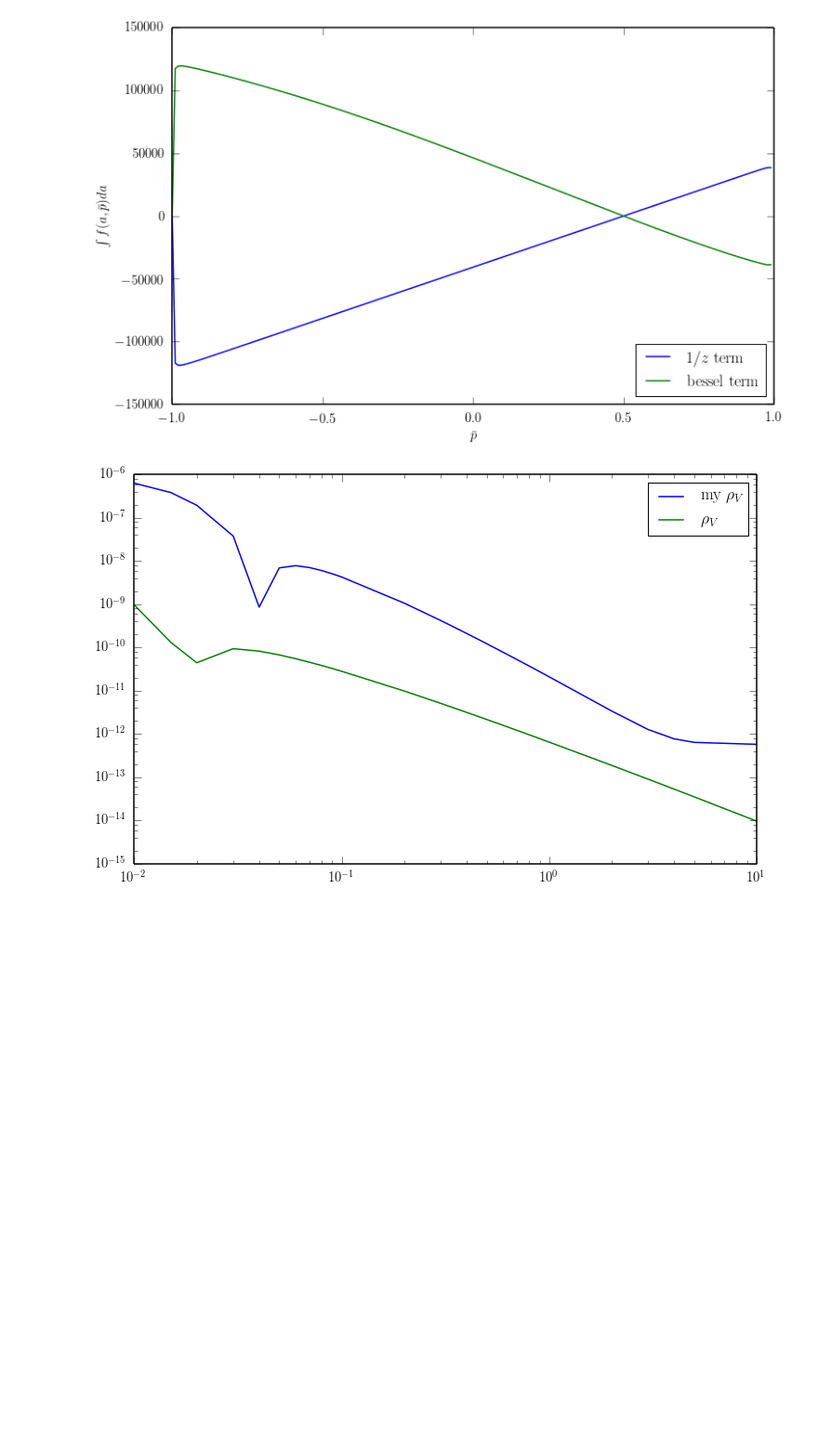
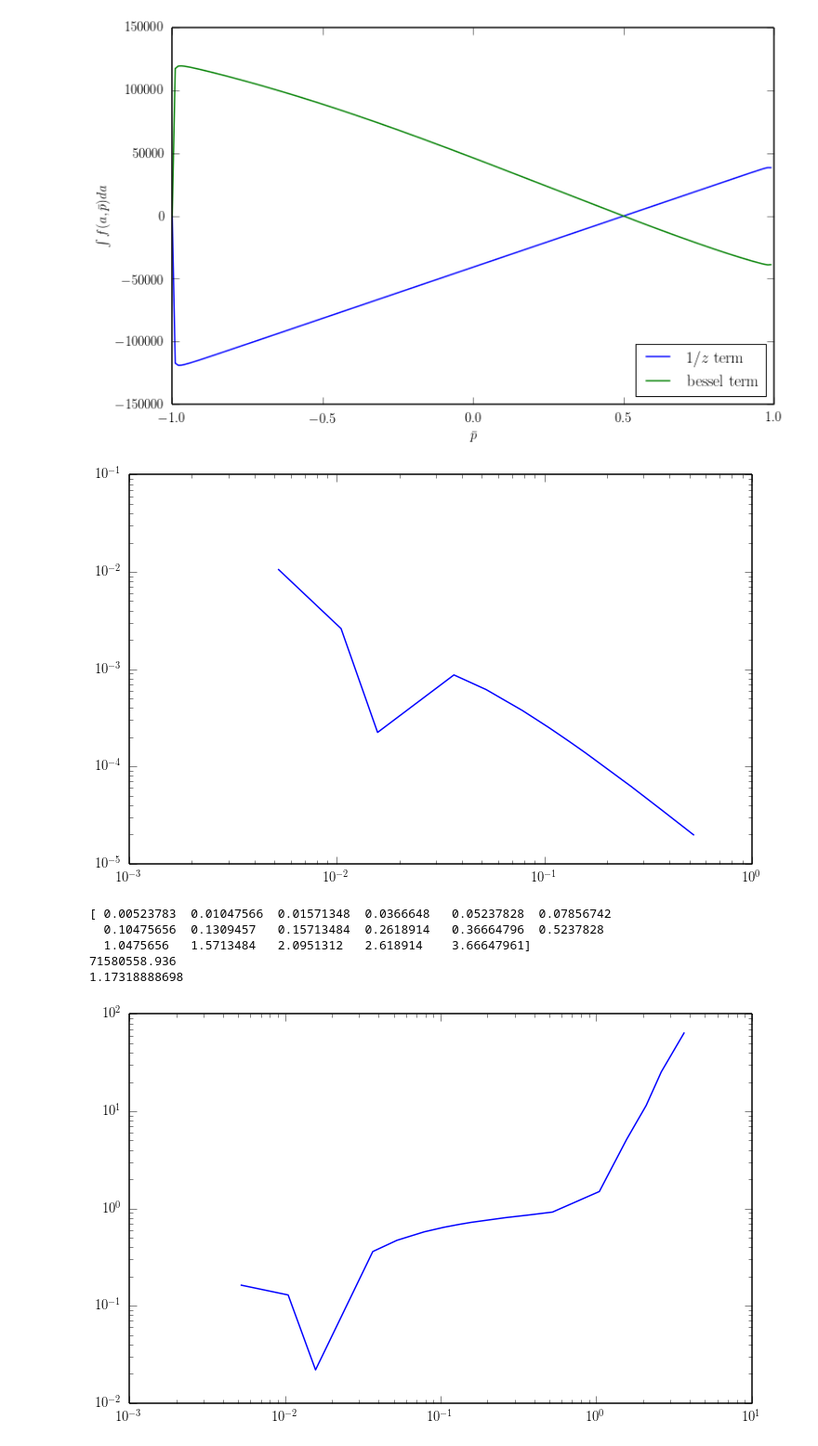
Before and after one commit to aapandy2/Spring_16, a Jupyter notebook: alpha12_algorithm_test.ipynb, the cells around one changed output. Shown: that part at 93% size. Drawn from its saved outputs; the diff is of its cells as text; code cells hidden in the pictures; blank space fills up the shorter version.

Commit message:
added a plot to alpha_12 test file

```diff
--- a/alpha12_algorithm_test.ipynb
+++ b/alpha12_algorithm_test.ipynb
@@ -41,12 +41,15 @@ c = 2.99792458e10
 e = 4.80320680e-10
 
 n_e     = 1.
-theta_e = 10.
-theta   = np.pi/3.
+theta_e = 3.
+theta   = np.pi/4.
 B       = 30.
 
 nu_c    = (e * B) / (2. * np.pi * m * c)
 omega_c = 2. * np.pi * nu_c
 
-nu    = 0.07 * nu_c
+nu    = 35. * nu_c
 omega = 2. * np.pi * nu
+
+nu_c_dexter = (3./2.) * theta_e**2. * nu_c #* np.sin(theta)
+print nu / nu_c_dexter
@@ -280,13 +283,21 @@ pl.legend(loc='lower right')
 # %% [output]
 <matplotlib.legend.Legend at 0x...>
 [figure]
-# %%
-data = np.loadtxt('/home/alex/Desktop/alpha_12_answers.txt')
-pl.loglog(data[:, 0], np.abs(data[:, 1]), label='$\\mathrm{my~} \\rho_V$')
-#pl.loglog(data[:, 0], np.abs(data[:, 2]), label='$\\alpha_I$')
-pl.loglog(data[:, 0], np.abs(data[:, 3]), label='$\\rho_V$')
-#pl.loglog(data[:, 0], np.abs(data[:, 4]), label='$\\rho_Q$')
-pl.legend()
-pl.show()
-# %% [output]
-[figure, removed]
+# %%
+data = np.loadtxt('/home/alex/Desktop/vs_nu_c.txt')
+pl.loglog(data[0:12, 1] / np.sin(theta), np.abs(data[0:12, 2]) / (data[0:12, 0] * nu_c))
+pl.show()
+#pl.loglog(data[0:13, 1] / np.sin(theta), np.abs(data[0:13, 2]) / data[0:13, 3] / (data[0:13, 0] * nu_c) / 71580558.936)
+pl.loglog(data[:, 1] / np.sin(theta), np.abs(data[:, 2]) / data[:, 3] / (data[:, 0] * nu_c) / 71580558.936)
+
+print data[:, 1] / np.sin(theta)
+print -data[12, 2] * 1e4
+print nu_c / (-data[12, 2] * 1e4)
+# %% [output]
+[figure, added]
+[ 0.00523783  0.01047566  0.01571348  0.0366648   0.05237828  0.07856742
+  0.10475656  0.1309457   0.15713484  0.2618914   0.36664796  0.5237828
+  1.0475656   1.5713484   2.0951312   2.618914    3.66647961]
+71580558.936
+1.17318888698
+[figure, added]
```
Also changed, not shown: parts of 4 cells of this notebook.
